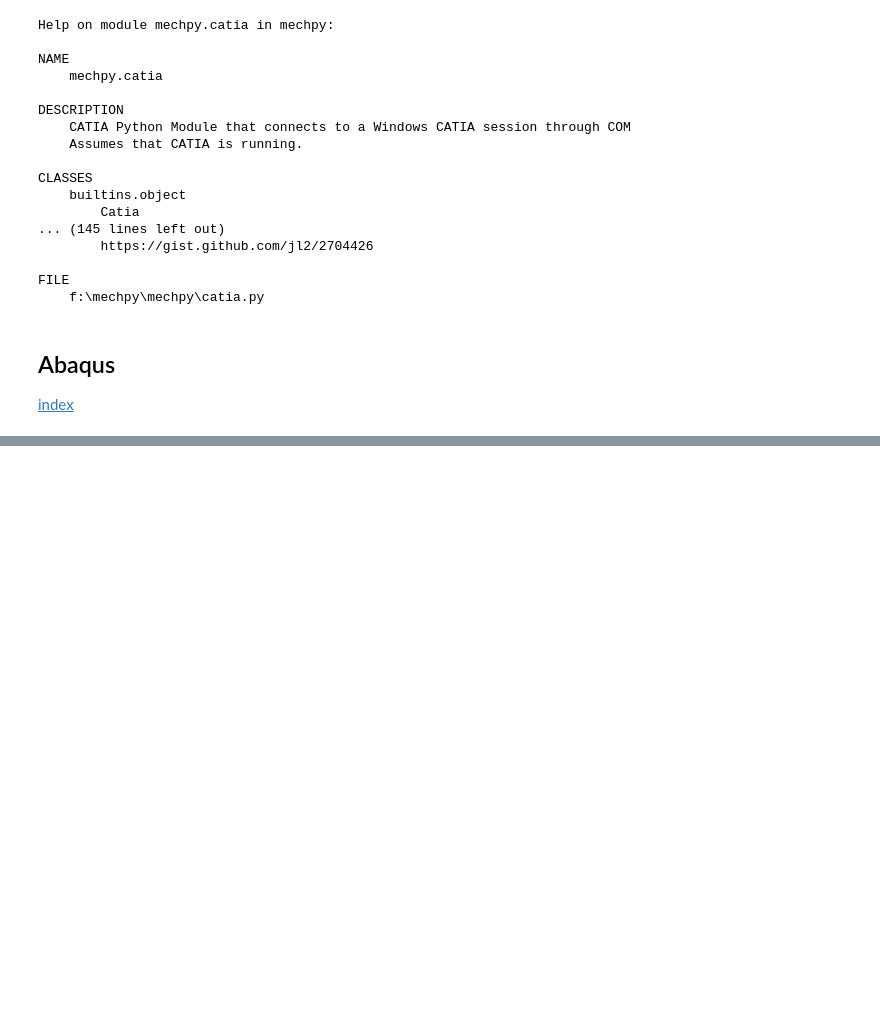
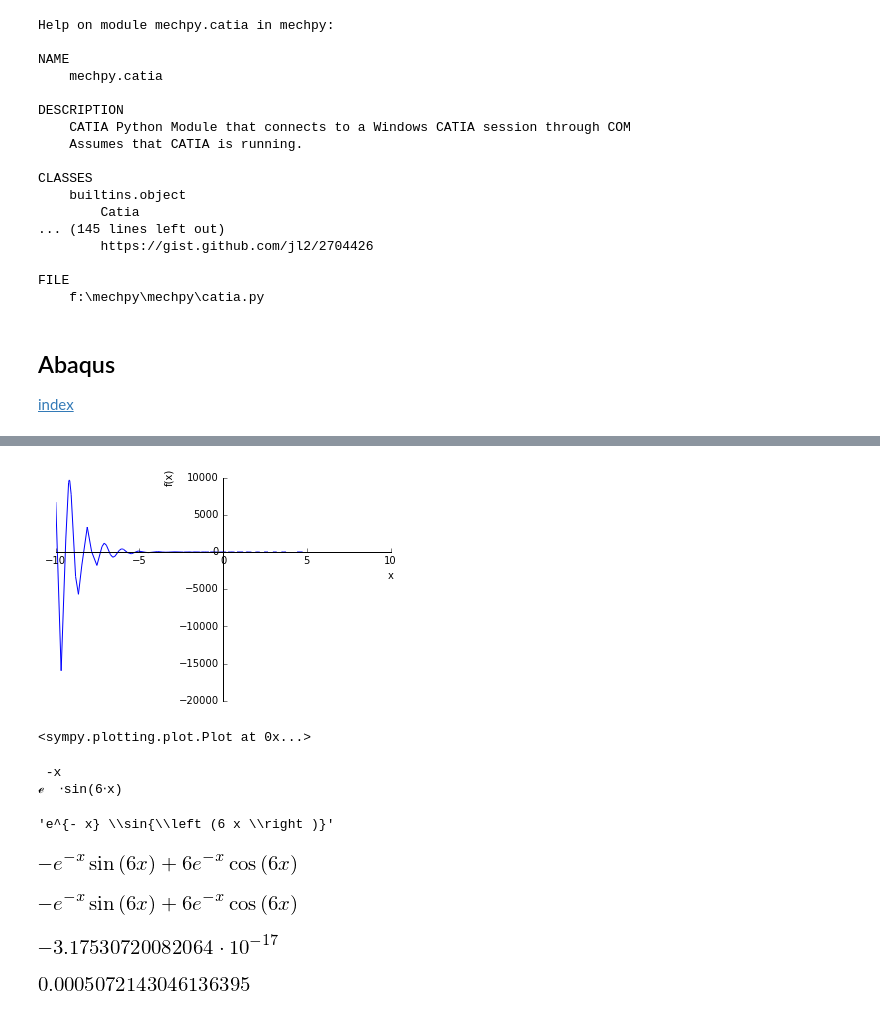
Before and after one commit to nagordon/mechpy, a Jupyter notebook: mechpy.ipynb, the cells around one changed output, grey strips where cells are left out. Saved outputs shown, nothing was run; the diff lists cells and outputs as text; code cells hidden in the pictures; blank space fills up the shorter version.

```diff
--- a/mechpy.ipynb
+++ b/mechpy.ipynb
@@ -1682,0 +1815,32 @@ FILE
+# %%
+sp.plot(f)
+# %% [output]
+[figure, added]
+<sympy.plotting.plot.Plot at 0x...>
+# %%
+# a onetime pretty print
+sp.pprint(f)
+# %% [output]
+ -x
+ℯ  ⋅sin(6⋅x)
+# %%
+#or we can print the latex rendering
+sp.latex(f)
+# %% [output]
+'e^{- x} \\sin{\\left (6 x \\right )}'
+# %%
+# first derivative
+df = f.diff()
+df
+# %% [output]
+[figure, added]
+# %%
+# differentaite f'' wrt x
+sp.diff(f,x,1)
+# %% [output]
+[figure, added]
+# %%
+# substitute x with pi
+f.subs(x,np.pi)
+# %% [output]
+[figure, added]
@@ -1682,0 +1850,7 @@ FILE
+# %%
+# lambdify using the math module, 10^2 faster than subs
+expr = sp.sin(x)/x
+f = sp.lambdify(x,expr)
+f(3.14)
+# %% [output]
+[figure, added]
```
Also changed, not shown: parts of 76 cells of this notebook, 1 other file.
